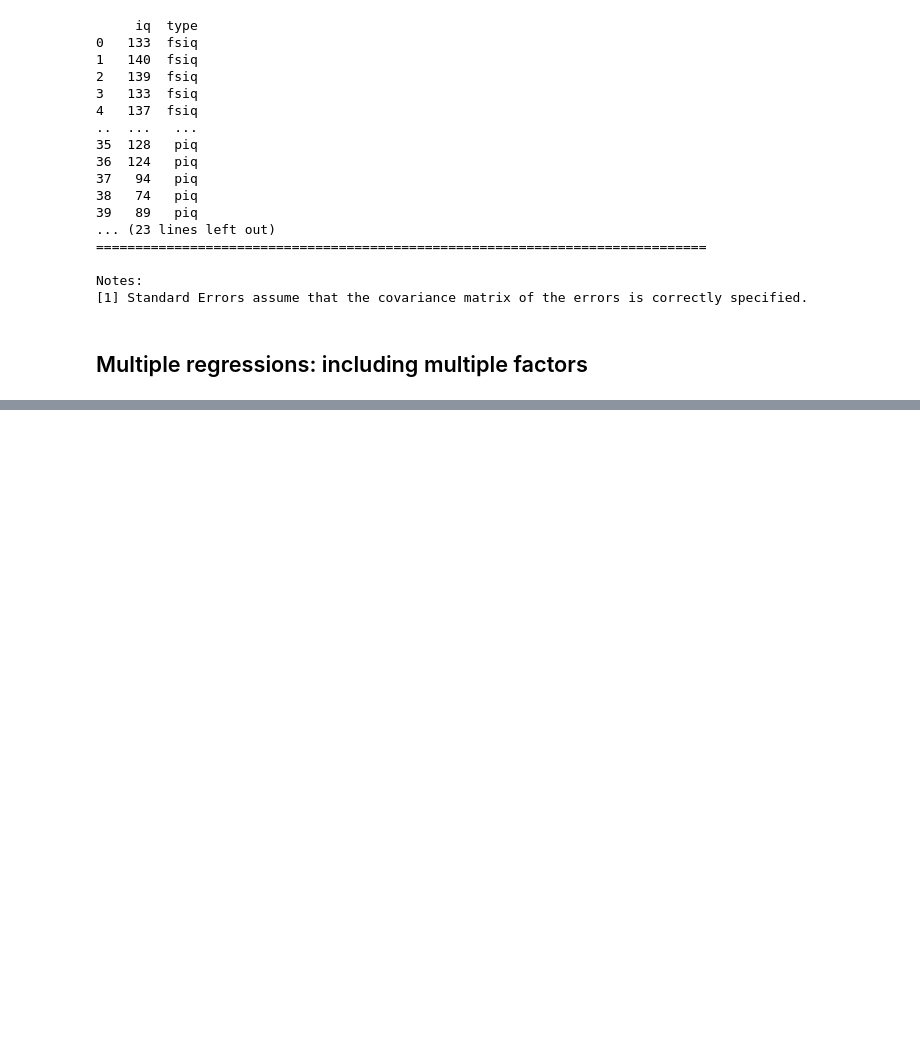
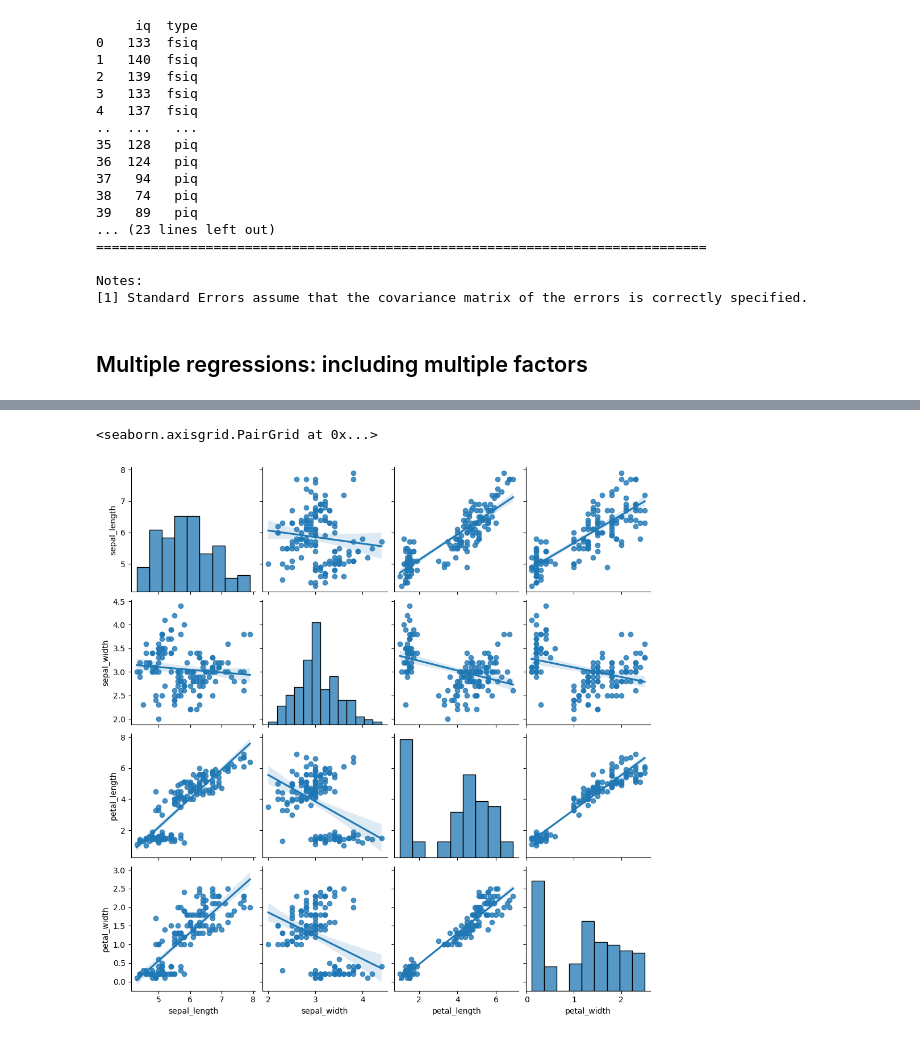
Before and after one commit to abyappan/pystats, a Jupyter notebook: pystats.ipynb, the cells around one changed output, grey strips where cells are left out. Saved outputs shown, nothing was run; the diff lists cells and outputs as text; code cells hidden in the pictures; blank space fills up the shorter version.

```diff
--- a/pystats.ipynb
+++ b/pystats.ipynb
@@ -251,3 +251,8 @@ Notes:
 [1] Standard Errors assume that the covariance matrix of the errors is correctly specified.
 # %% [markdown]
 ## Multiple regressions: including multiple factors
+# %%
+# import csv
+data = pandas.read_csv('iris.csv')
+model = ols('sepal_width ~ name + petal_length', data).fit()
+print(model.summary())
@@ -253,0 +302,7 @@ Notes:
+# %%
+# data is not provided; therefore, I will use the pevious iris data set
+# could not plot name beacuse it is categorical
+seaborn.pairplot(data, vars=['sepal_length', 'sepal_width', 'petal_length', 'petal_width'], kind = 'reg')
+# %% [output]
+<seaborn.axisgrid.PairGrid at 0x...>
+[figure, added]
```
Also changed, not shown: parts of 10 cells of this notebook, 1 other file.
